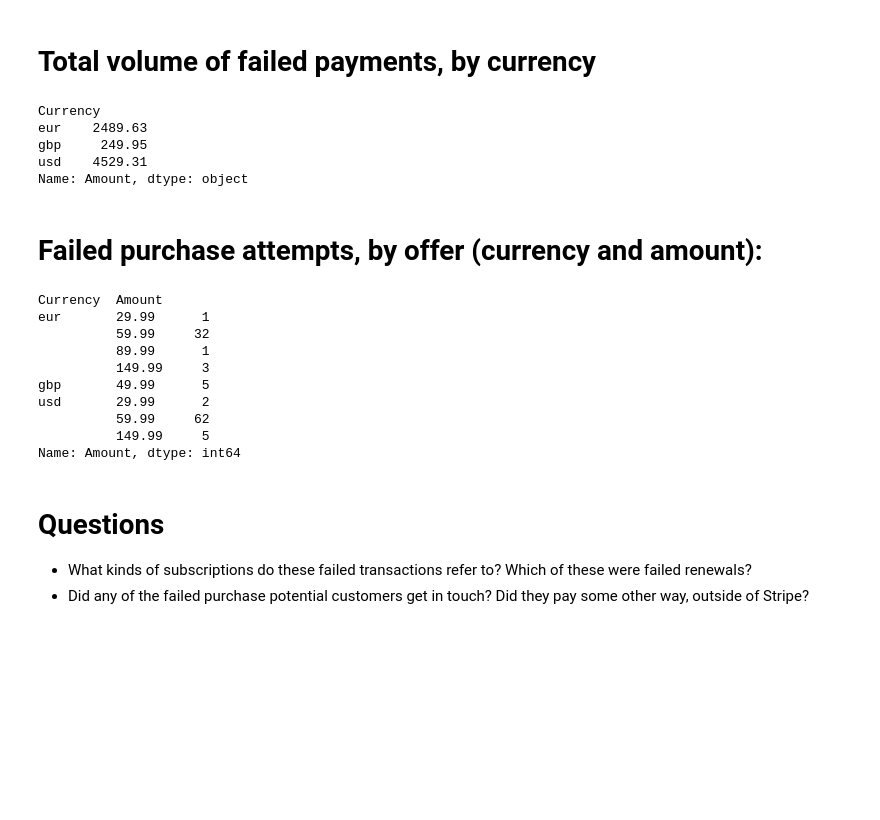
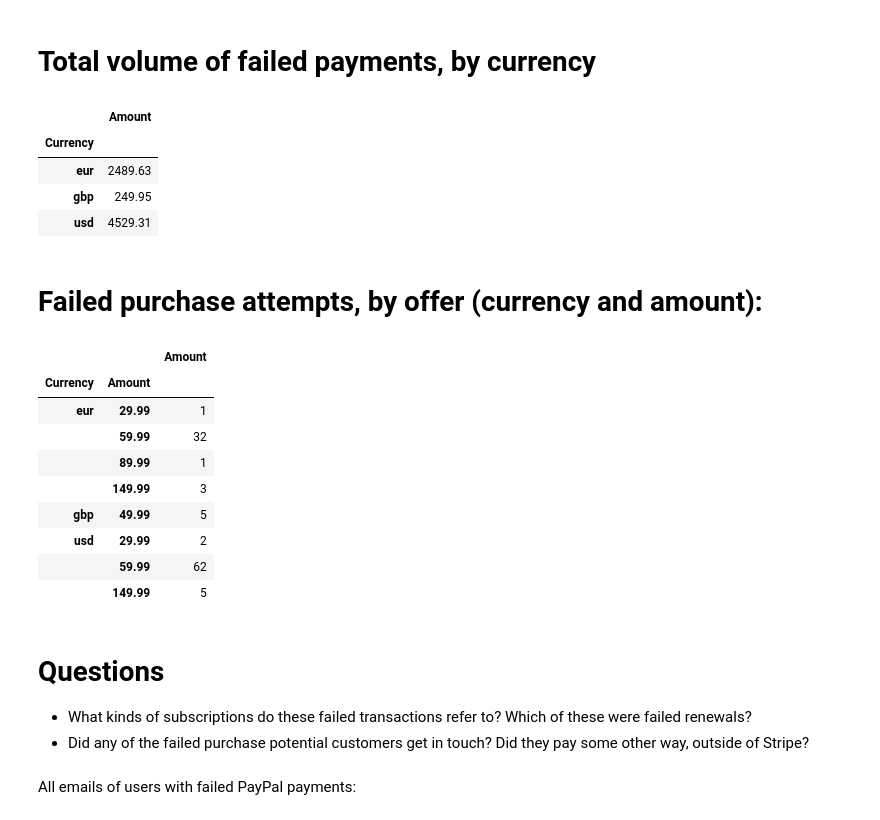
Before and after one commit to Learnfield-GmbH/oneshot-analytics, a Jupyter notebook: paypal-impact-2024-04/main.ipynb, the cells around one changed output. Cells and saved outputs as stored; diff of their text form; code cells hidden in the pictures; blank space fills up the shorter version.

```diff
--- a/paypal-impact-2024-04/main.ipynb
+++ b/paypal-impact-2024-04/main.ipynb
@@ -71,25 +71,25 @@ df_permanently_failed_unique_emails = df_permanently_failed.drop_duplicates(subs
 # %% [markdown]
 # Total volume of failed payments, by currency
 # %%
-df_permanently_failed_unique_emails.groupby('Currency')['Amount'].sum()
+df_permanently_failed_unique_emails.groupby('Currency')['Amount'].sum().to_frame()
 # %% [output]
-Currency
-eur    2489.63
-gbp     249.95
-usd    4529.31
-Name: Amount, dtype: object
+|  | Amount |
+| Currency |  |
+| eur | 2489.63 |
+| gbp | 249.95 |
+| usd | 4529.31 |
 # %% [markdown]
 # Failed purchase attempts, by offer (currency and amount):
 # %%
-df_permanently_failed_unique_emails.groupby(['Currency', 'Amount'])['Amount'].count()
+df_permanently_failed_unique_emails.groupby(['Currency', 'Amount'])['Amount'].count().to_frame()
 # %% [output]
-Currency  Amount
-eur       29.99      1
-          59.99     32
-          89.99      1
-          149.99     3
-gbp       49.99      5
-usd       29.99      2
-          59.99     62
-          149.99     5
-Name: Amount, dtype: int64
+|  |  | Amount |
+| Currency | Amount |  |
+| eur | 29.99 | 1 |
+|  | 59.99 | 32 |
+|  | 89.99 | 1 |
+|  | 149.99 | 3 |
+| gbp | 49.99 | 5 |
+| usd | 29.99 | 2 |
+|  | 59.99 | 62 |
+|  | 149.99 | 5 |
@@ -99,3 +97,5 @@ df_permanently_failed_unique_emails['Customer Email'].to_csv('out/permanently_fa
 # Questions
 - What kinds of subscriptions do these failed transactions refer to? Which of these were failed renewals?
 - Did any of the failed purchase potential customers get in touch? Did they pay some other way, outside of Stripe?
+# %% [markdown]
+All emails of users with failed PayPal payments:
```
Also changed, not shown: parts of 2 cells of this notebook.
